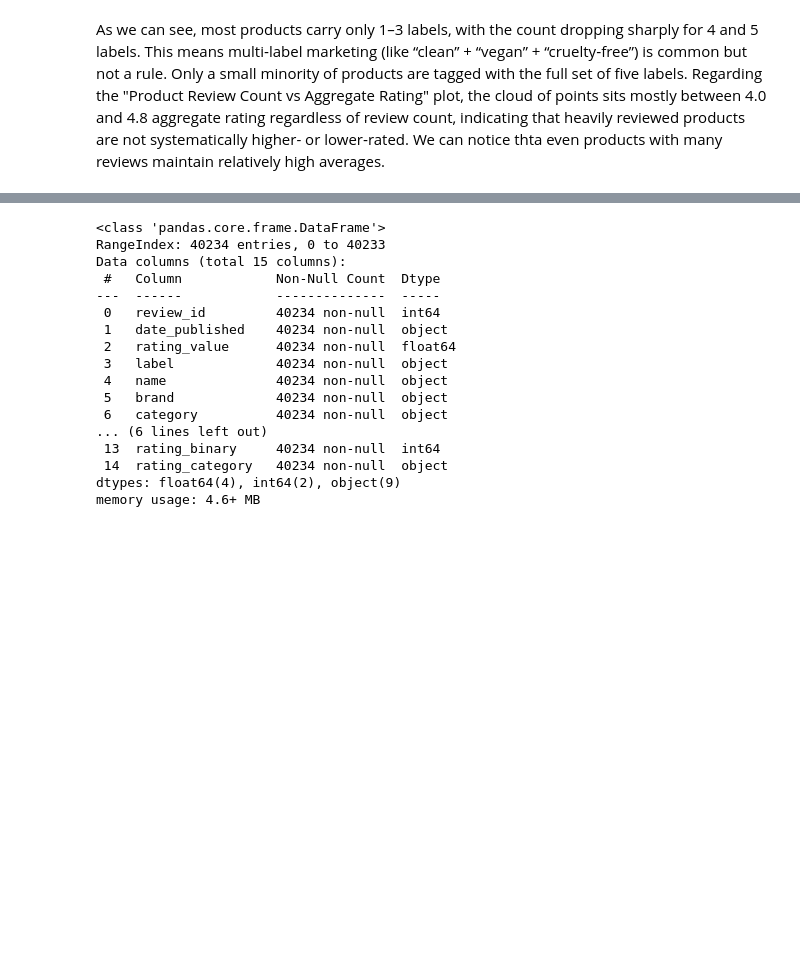
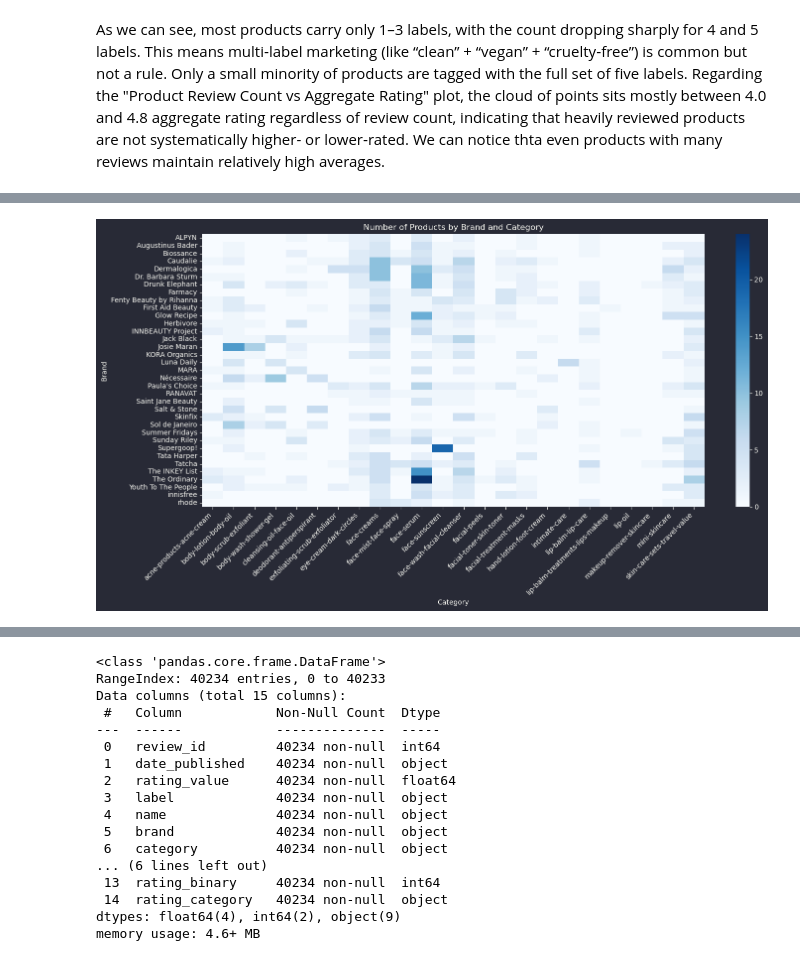
Before and after one commit to Weronikaa2001/Text-Mining-and-Social-Media-Mining-Sephora-Skincare-Reviews, a Jupyter notebook: Martyniuk_Madro_Sephora_Project.ipynb, the cells around one changed output, grey strips where cells are left out. Cells and saved outputs as stored; diff of their text form; code cells hidden in the pictures; blank space fills up the shorter version.

```diff
--- a/Martyniuk_Madro_Sephora_Project.ipynb
+++ b/Martyniuk_Madro_Sephora_Project.ipynb
@@ -705,0 +760,29 @@ As we can see, most products carry only 1–3 labels, with the count dropping sh
+# %%
+# Check how the brands spreaded across different product categories. Take top 20 brands and top 25 products categories.
+# Restrict to most frequent brands and categories
+brand_counts = df['brand'].value_counts()
+cat_counts   = df['category'].value_counts()
+top_brands = brand_counts.head(35).index
+top_cats   = cat_counts.head(25).index
+df_bc = df[df['brand'].isin(top_brands) & df['category'].isin(top_cats)]
+
+# Count products per (brand, category) at product level
+prod_bc = (
+    df_bc.groupby(['brand', 'category'])['name']
+         .nunique()
+         .reset_index(name='n_products')
+)
+
+# Pivot for heatmap
+pivot = prod_bc.pivot(index='brand', columns='category', values='n_products').fillna(0)
+
+plt.figure(figsize=(15, 8))
+sns.heatmap(pivot, annot=False, cmap='Blues')
+plt.title('Number of Products by Brand and Category')
+plt.xlabel('Category')
+plt.ylabel('Brand')
+plt.xticks(rotation=45, ha='right')
+plt.tight_layout()
+plt.show()
+# %% [output]
+[figure, added]
```
Also changed, not shown: parts of 9 cells of this notebook.
